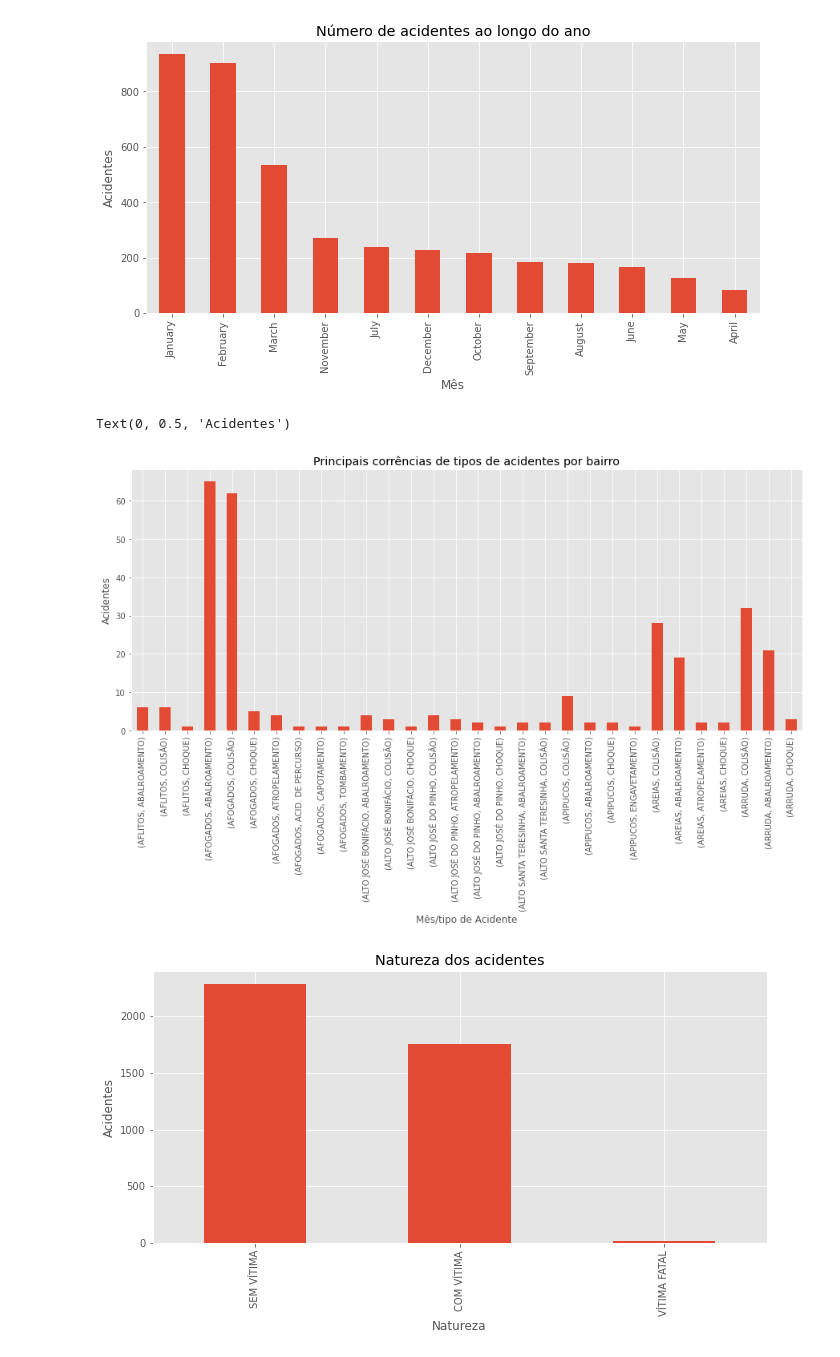
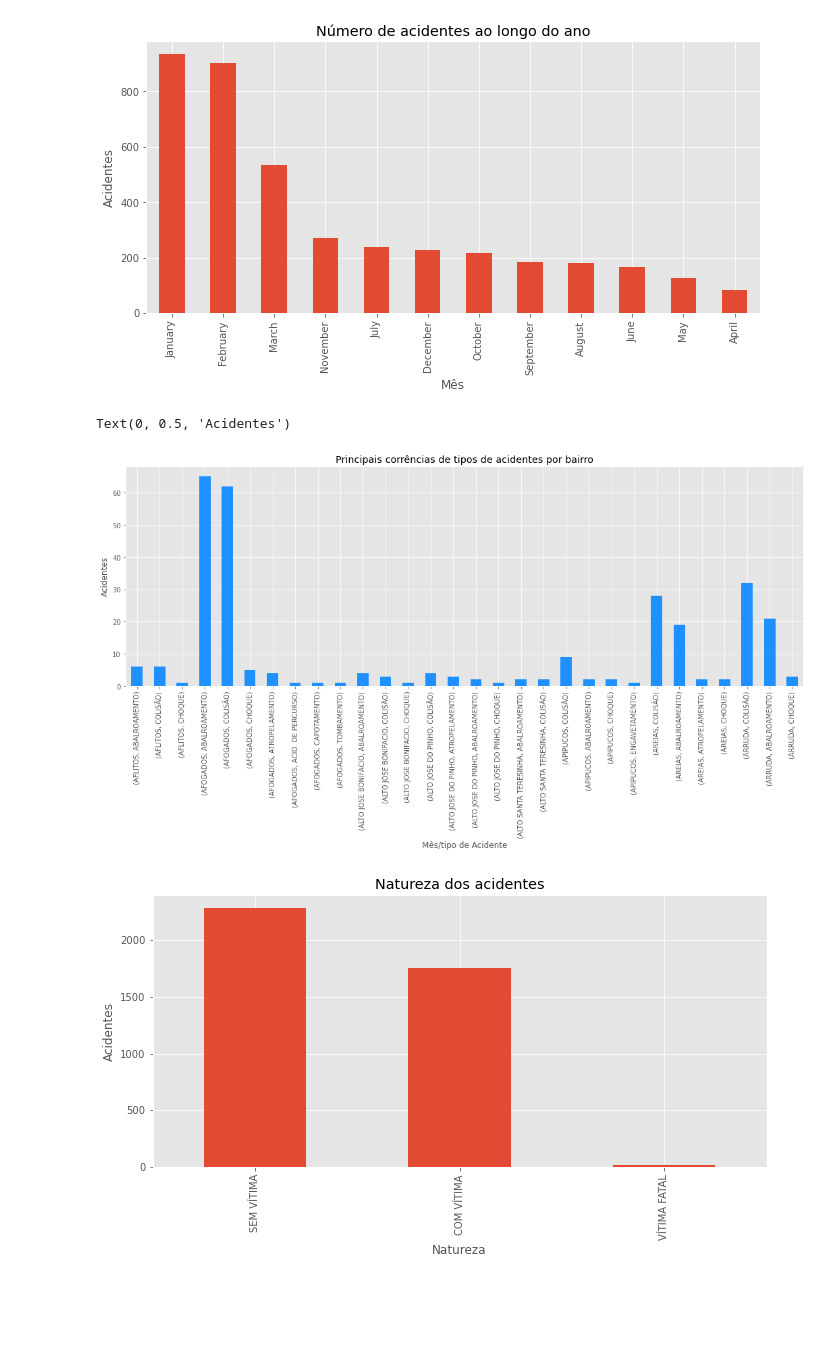
Before and after one commit to eduardoluiz7/IF697---Projeto-Ci-ncia-de-Dados, a Jupyter notebook: Projeto DataScience.ipynb, the cells around one changed output. Saved outputs shown, nothing was run; the diff lists cells and outputs as text; code cells hidden in the pictures; blank space fills up the shorter version.

```diff
--- a/Projeto DataScience.ipynb
+++ b/Projeto DataScience.ipynb
@@ -472,13 +475,13 @@ plt.show()
 # %% [output]
 [figure]
 # %%
-main_df.groupby(u'bairro')['tipo'].value_counts().head(30).plot(kind='bar', figsize=(15,6))
+main_df.groupby(u'bairro')['tipo'].value_counts().head(30).plot(kind='bar', figsize=(18,6), color='dodgerblue')
 plt.title("Principais corrências de tipos de acidentes por bairro")
 plt.xlabel("Mês/tipo de Acidente")
 plt.ylabel("Acidentes")
 # %% [output]
 Text(0, 0.5, 'Acidentes')
-[figure, old version]
+[figure, new version]
 # %%
 main_df['natureza_acidente'].value_counts().plot(kind='bar', figsize=(11,5))
 plt.title("Natureza dos acidentes")
```
Also changed, not shown: parts of 5 cells of this notebook, 1 other file.
